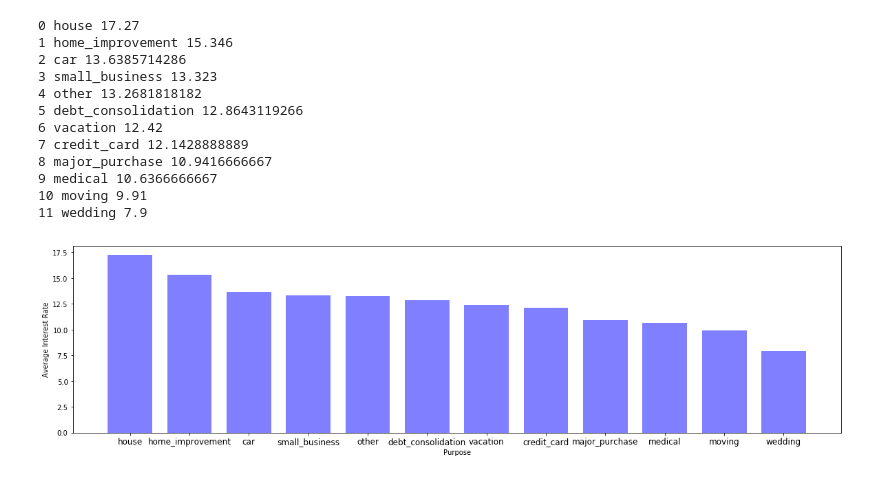
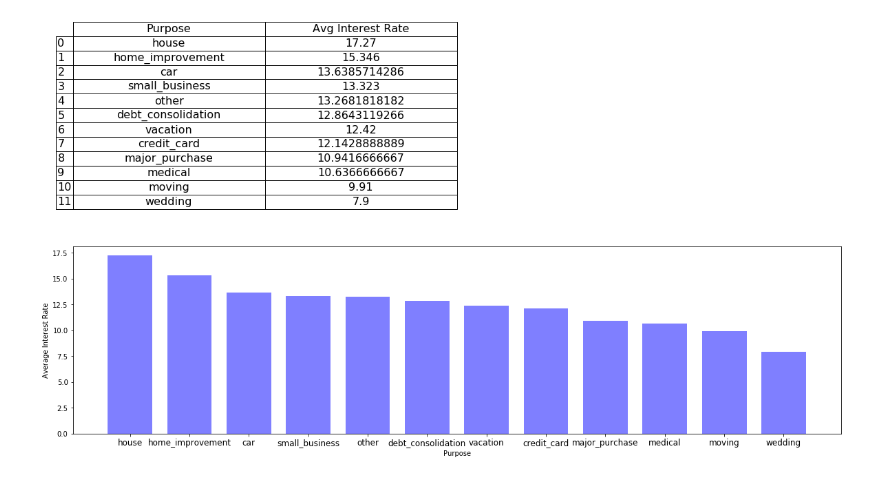
Before and after one commit to kctsiolis/mais-202-coding-challenge, a Jupyter notebook: coding_challenge.ipynb, the cells around one changed output. Cells and saved outputs as stored; diff of their text form; code cells hidden in the pictures.

```diff
--- a/coding_challenge.ipynb
+++ b/coding_challenge.ipynb
@@ -25,38 +31,38 @@ for i in dict:
 sorted_averages = sorted(dict.items(), key=lambda x: x[1], reverse=True)
 # %%
 counter = 0
-x = []
-y = []
+x = [] #The list of purposes
+y = [] #The list of corresponding averages
 
+#Printing the averages in order
 for i in sorted_averages:
     x.append(sorted_averages[counter][0])
     y.append(sorted_averages[counter][1][0])
-    print(str(counter) + " " + str(sorted_averages[counter][0]) + " " + str(sorted_averages[counter][1][0]))
     counter += 1
-# %% [output]
-0 house 17.27
-1 home_improvement 15.346
-2 car 13.6385714286
-3 small_business 13.323
-4 other 13.2681818182
-5 debt_consolidation 12.8643119266
-6 vacation 12.42
-7 credit_card 12.1428888889
-8 major_purchase 10.9416666667
-9 medical 10.6366666667
-10 moving 9.91
-11 wedding 7.9
 # %%
 import matplotlib.pyplot as plt
 import numpy as np
 
 f = plt.subplots(figsize=(20,5))
 pos = np.arange(0,len(x)*4,4)
+
+#Plotting the graph
 plt.bar(pos, y, width=3, align = "center", alpha=0.5, color = "blue")
+
 plt.xlabel("Purpose")
 plt.ylabel("Average Interest Rate")
 plt.xticks(pos, x, fontsize=12)
 
+
+rows = np.arange(len(x))
+matrix = [[x[i],y[i]] for i in range(len(x))]
+
+#Plotting the table on top of the graph
+t = plt.table(cellText=matrix, rowLabels=rows, colLabels=("Purpose", "Avg Interest Rate"),
+          bbox=[0.0,1.2,0.5,1.0], cellLoc="center")
+
+t.set_fontsize(16)
+
 plt.show()
 # %% [output]
-[figure, old version]
+[figure, new version]
```
Also changed, not shown: parts of 7 cells of this notebook, 1 other file.
